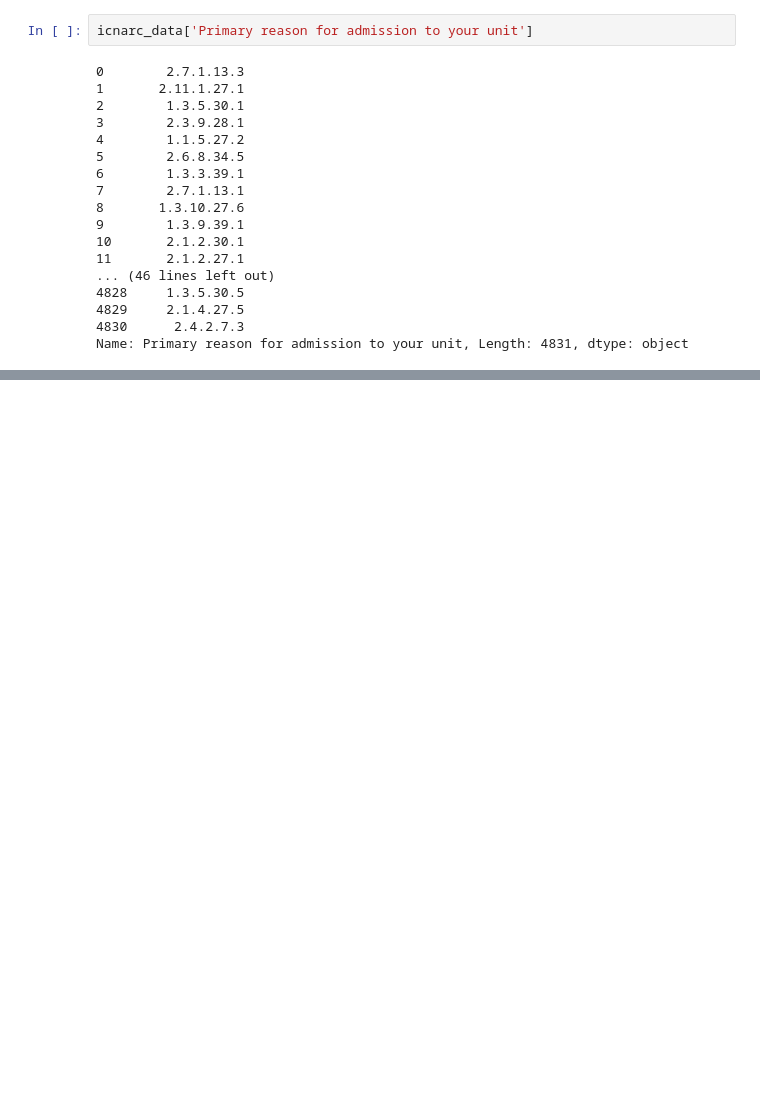
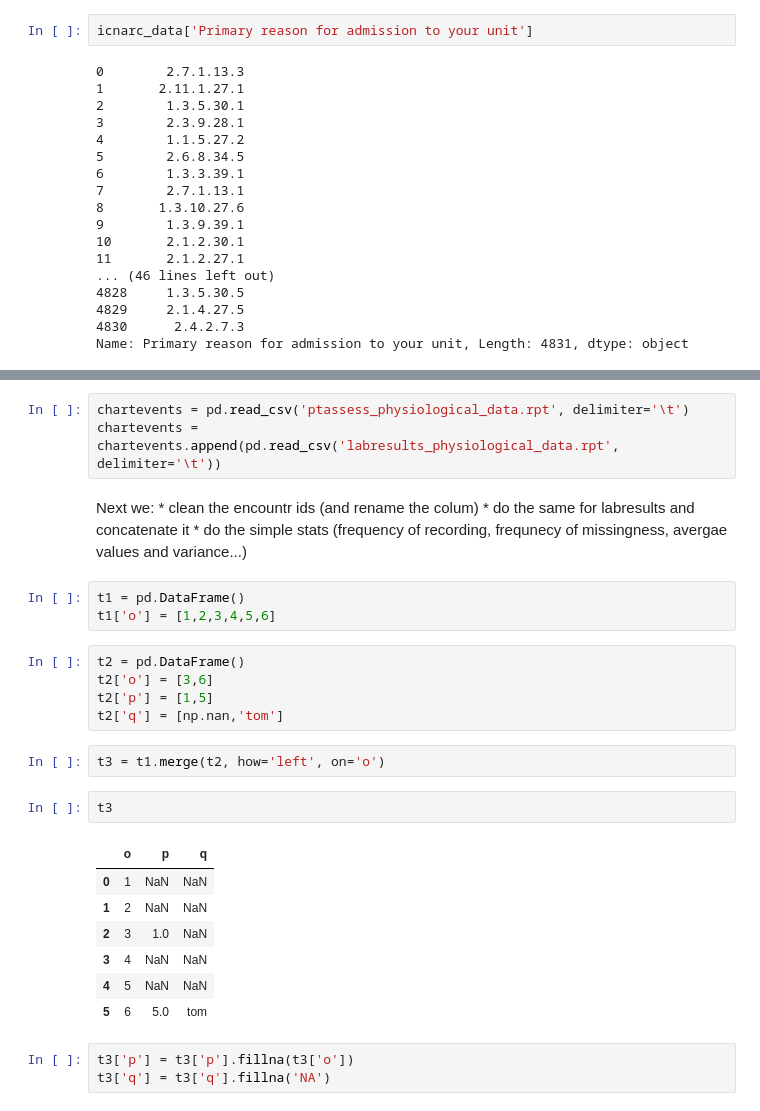
Before and after one commit to UHBristolDataScience/ICNARC-to-Philips-Linkage, a Jupyter notebook: Merging data.ipynb, the cells around one changed output, grey strips where cells are left out. Drawn from its saved outputs; the diff is of its cells as text; blank space fills up the shorter version.

```diff
--- a/Merging data.ipynb
+++ b/Merging data.ipynb
@@ -207,0 +230,31 @@ Name: Primary reason for admission to your unit, Length: 4831, dtype: object
+# %%
+chartevents = pd.read_csv('ptassess_physiological_data.rpt', delimiter='\t')
+chartevents = chartevents.append(pd.read_csv('labresults_physiological_data.rpt', delimiter='\t'))
+# %% [markdown]
+Next we:
+    * clean the encountr ids (and rename the colum)
+    * do the same for labresults and concatenate it
+    * do the simple stats (frequency of recording, frequnecy of missingness, avergae values and variance...)
+# %%
+t1 = pd.DataFrame()
+t1['o'] = [1,2,3,4,5,6]
+# %%
+t2 = pd.DataFrame()
+t2['o'] = [3,6]
+t2['p'] = [1,5]
+t2['q'] = [np.nan,'tom']
+# %%
+t3 = t1.merge(t2, how='left', on='o')
+# %%
+t3
+# %% [output]
+|  | o | p | q |
+| 0 | 1 | NaN | NaN |
+| 1 | 2 | NaN | NaN |
+| 2 | 3 | 1.0 | NaN |
+| 3 | 4 | NaN | NaN |
+| 4 | 5 | NaN | NaN |
+| 5 | 6 | 5.0 | tom |
+# %%
+t3['p'] = t3['p'].fillna(t3['o'])
+t3['q'] = t3['q'].fillna('NA')
```
Also changed, not shown: parts of 18 cells of this notebook, 1 other file.
